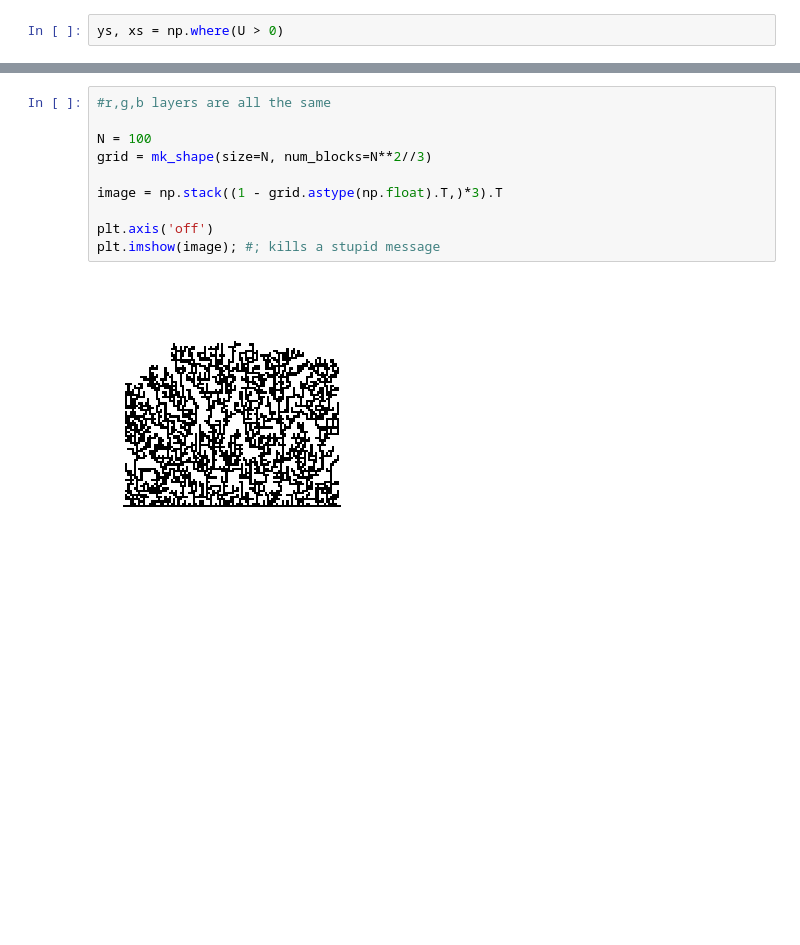
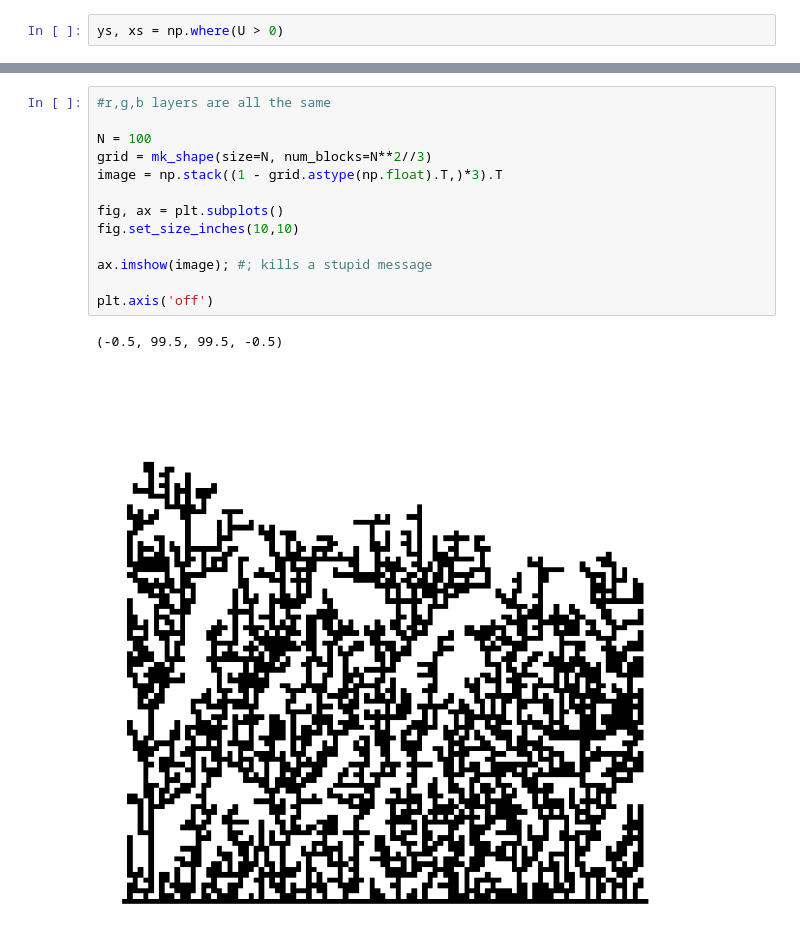
Before and after one commit to macbuse/PROGRAMMATION, a Jupyter notebook: random_shapes.ipynb, the cells around one changed output, grey strips where cells are left out. Saved outputs shown, nothing was run; the diff lists cells and outputs as text; blank space fills up the shorter version.

```diff
--- a/random_shapes.ipynb
+++ b/random_shapes.ipynb
@@ -182,15 +188,19 @@ plt.plot(-Y, -X,'bo'); # symmetric copy (rorschach)
 # %%
 #r,g,b layers are all the same
 
 N = 100
 grid = mk_shape(size=N, num_blocks=N**2//3)
-
 image = np.stack((1 - grid.astype(np.float).T,)*3).T
 
+fig, ax = plt.subplots()
+fig.set_size_inches(10,10)
+
+ax.imshow(image); #; kills a stupid message
+
 plt.axis('off')
-plt.imshow(image); #; kills a stupid message
 # %% [output]
+(-0.5, 99.5, 99.5, -0.5)
-[figure, old version]
+[figure, new version]
 # %%
 import  matplotlib.animation
 from matplotlib import animation
```
Also changed, not shown: parts of 4 cells of this notebook.
